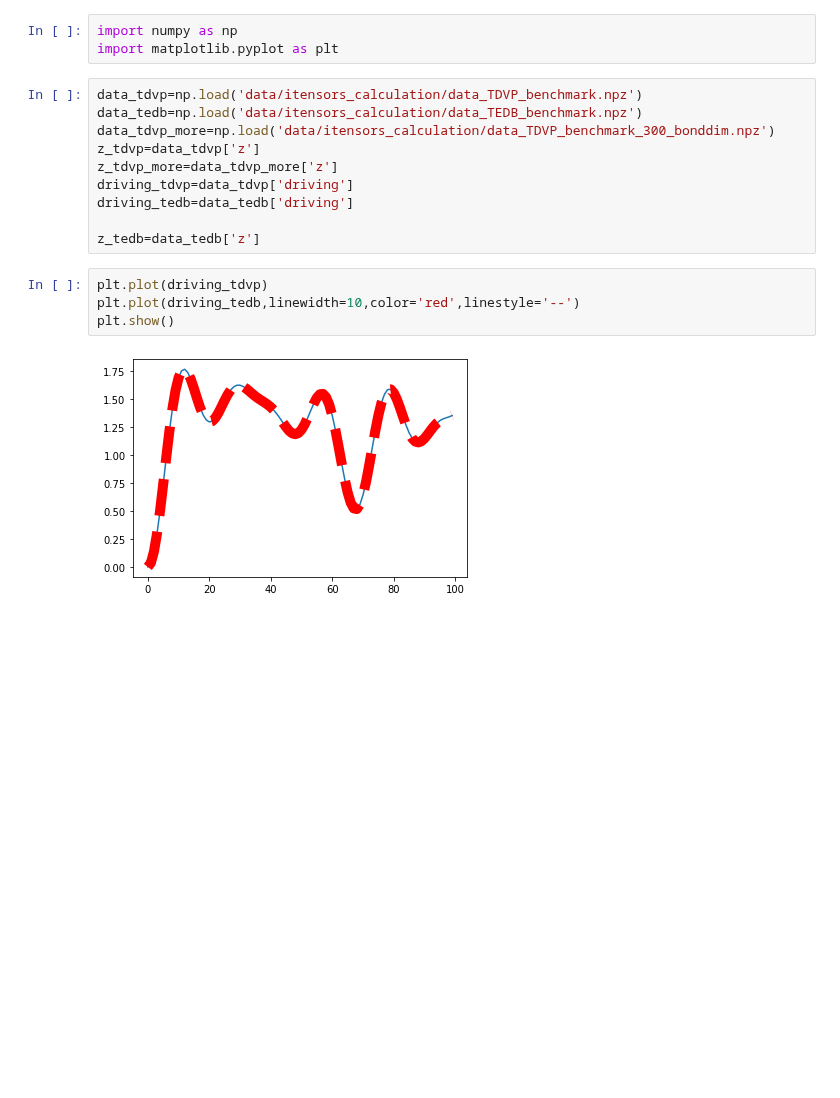
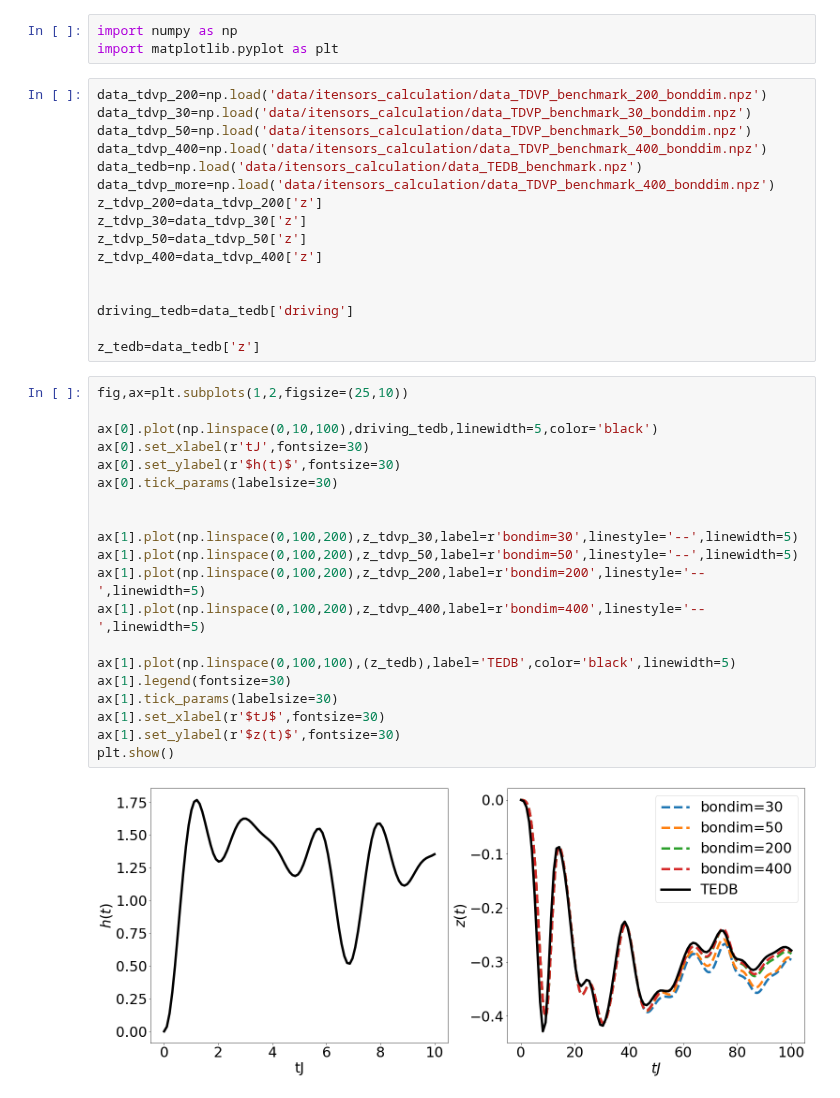
Before and after one commit to emacosta95/DL-VLM, a Jupyter notebook: TestTensorNetworkTechniques.ipynb, the cells around one changed output. Saved outputs shown, nothing was run; the diff lists cells and outputs as text; blank space fills up the shorter version.

```diff
--- a/TestTensorNetworkTechniques.ipynb
+++ b/TestTensorNetworkTechniques.ipynb
@@ -4,19 +4,41 @@
 import numpy as np
 import matplotlib.pyplot as plt
 # %%
-data_tdvp=np.load('data/itensors_calculation/data_TDVP_benchmark.npz')
+data_tdvp_200=np.load('data/itensors_calculation/data_TDVP_benchmark_200_bonddim.npz')
+data_tdvp_30=np.load('data/itensors_calculation/data_TDVP_benchmark_30_bonddim.npz')
+data_tdvp_50=np.load('data/itensors_calculation/data_TDVP_benchmark_50_bonddim.npz')
+data_tdvp_400=np.load('data/itensors_calculation/data_TDVP_benchmark_400_bonddim.npz')
 data_tedb=np.load('data/itensors_calculation/data_TEDB_benchmark.npz')
-data_tdvp_more=np.load('data/itensors_calculation/data_TDVP_benchmark_300_bonddim.npz')
-z_tdvp=data_tdvp['z']
-z_tdvp_more=data_tdvp_more['z']
-driving_tdvp=data_tdvp['driving']
+data_tdvp_more=np.load('data/itensors_calculation/data_TDVP_benchmark_400_bonddim.npz')
+z_tdvp_200=data_tdvp_200['z']
+z_tdvp_30=data_tdvp_30['z']
+z_tdvp_50=data_tdvp_50['z']
+z_tdvp_400=data_tdvp_400['z']
+
+
 driving_tedb=data_tedb['driving']
 
 z_tedb=data_tedb['z']
 # %%
-plt.plot(driving_tdvp)
-plt.plot(driving_tedb,linewidth=10,color='red',linestyle='--')
+fig,ax=plt.subplots(1,2,figsize=(25,10))
+
+ax[0].plot(np.linspace(0,10,100),driving_tedb,linewidth=5,color='black')
+ax[0].set_xlabel(r'tJ',fontsize=30)
+ax[0].set_ylabel(r'$h(t)$',fontsize=30)
+ax[0].tick_params(labelsize=30)
+
+
+ax[1].plot(np.linspace(0,100,200),z_tdvp_30,label=r'bondim=30',linestyle='--',linewidth=5)
+ax[1].plot(np.linspace(0,100,200),z_tdvp_50,label=r'bondim=50',linestyle='--',linewidth=5)
+ax[1].plot(np.linspace(0,100,200),z_tdvp_200,label=r'bondim=200',linestyle='--',linewidth=5)
+ax[1].plot(np.linspace(0,100,200),z_tdvp_400,label=r'bondim=400',linestyle='--',linewidth=5)
+
+ax[1].plot(np.linspace(0,100,100),(z_tedb),label='TEDB',color='black',linewidth=5)
+ax[1].legend(fontsize=30)
+ax[1].tick_params(labelsize=30)
+ax[1].set_xlabel(r'$tJ$',fontsize=30)
+ax[1].set_ylabel(r'$z(t)$',fontsize=30)
 plt.show()
 # %% [output]
-[figure, old version]
+[figure, new version]
 # %%
```
Also changed, not shown: parts of 1 cell of this notebook, 3 other files.
